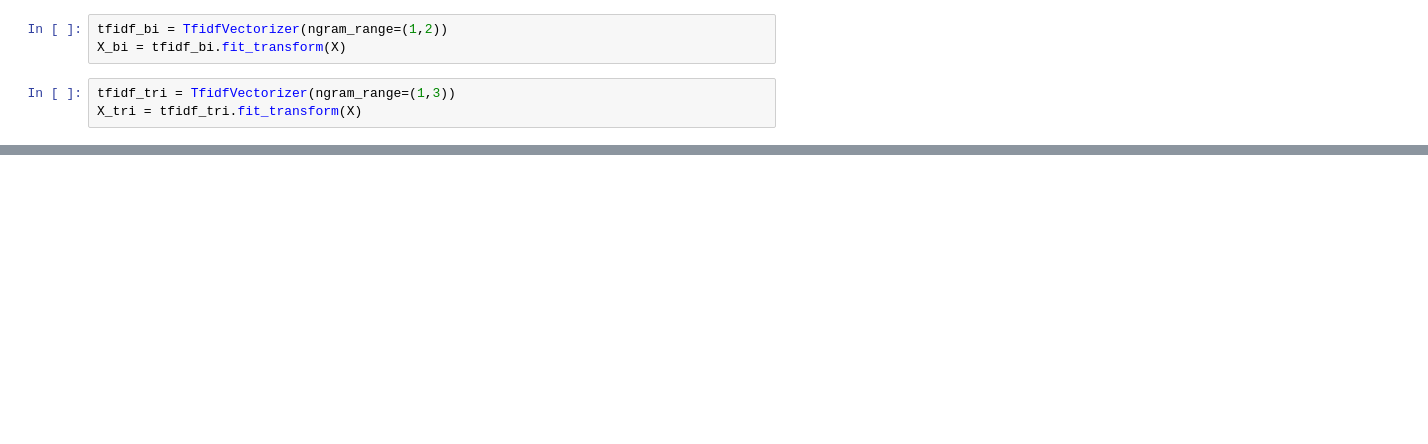
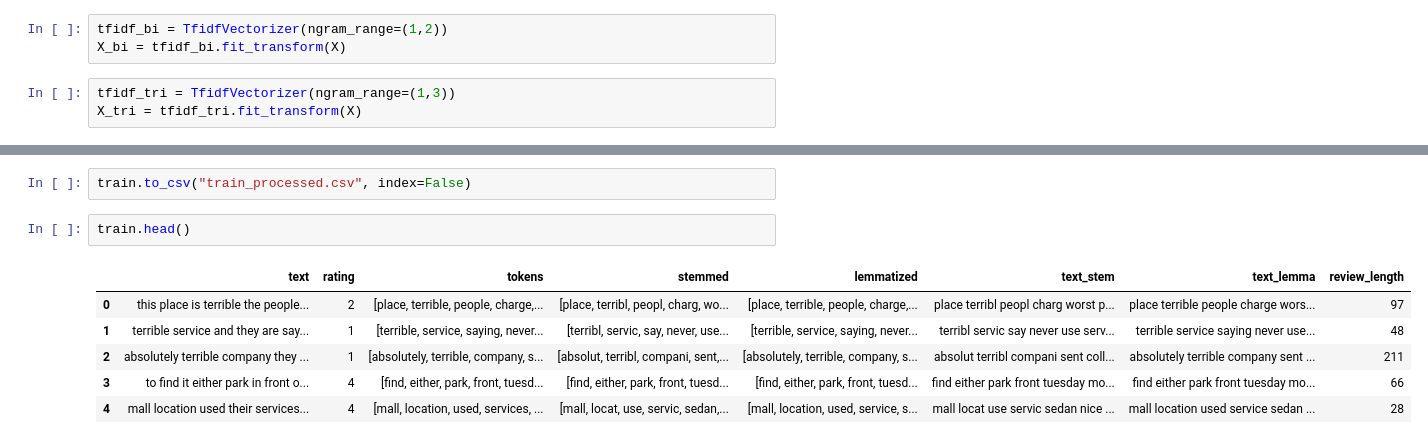
Before and after one commit to mf2056/F20AA_CW2, a Jupyter notebook: Step2&3.ipynb, the cells around one changed output, grey strips where cells are left out. Drawn from its saved outputs; the diff is of its cells as text; blank space fills up the shorter version.

```diff
--- a/Step2&3.ipynb
+++ b/Step2&3.ipynb
@@ -236,0 +284,11 @@ features
+# %%
+train.to_csv("train_processed.csv", index=False)
+# %%
+train.head()
+# %% [output]
+|  | text | rating | tokens | stemmed | lemmatized | text_stem | text_lemma | review_length |
+| 0 | this place is terrible the people... | 2 | [place, terrible, people, charge,... | [place, terribl, peopl, charg, wo... | [place, terrible, people, charge,... | place terribl peopl charg worst p... | place terrible people charge wors... | 97 |
+| 1 | terrible service and they are say... | 1 | [terrible, service, saying, never... | [terribl, servic, say, never, use... | [terrible, service, saying, never... | terribl servic say never use serv... | terrible service saying never use... | 48 |
+| 2 | absolutely terrible company they ... | 1 | [absolutely, terrible, company, s... | [absolut, terribl, compani, sent,... | [absolutely, terrible, company, s... | absolut terribl compani sent coll... | absolutely terrible company sent ... | 211 |
+| 3 | to find it either park in front o... | 4 | [find, either, park, front, tuesd... | [find, either, park, front, tuesd... | [find, either, park, front, tuesd... | find either park front tuesday mo... | find either park front tuesday mo... | 66 |
+| 4 | mall location used their services... | 4 | [mall, location, used, services, ... | [mall, locat, use, servic, sedan,... | [mall, location, used, service, s... | mall locat use servic sedan nice ... | mall location used service sedan ... | 28 |
```
Also changed, not shown: parts of 9 cells of this notebook.
